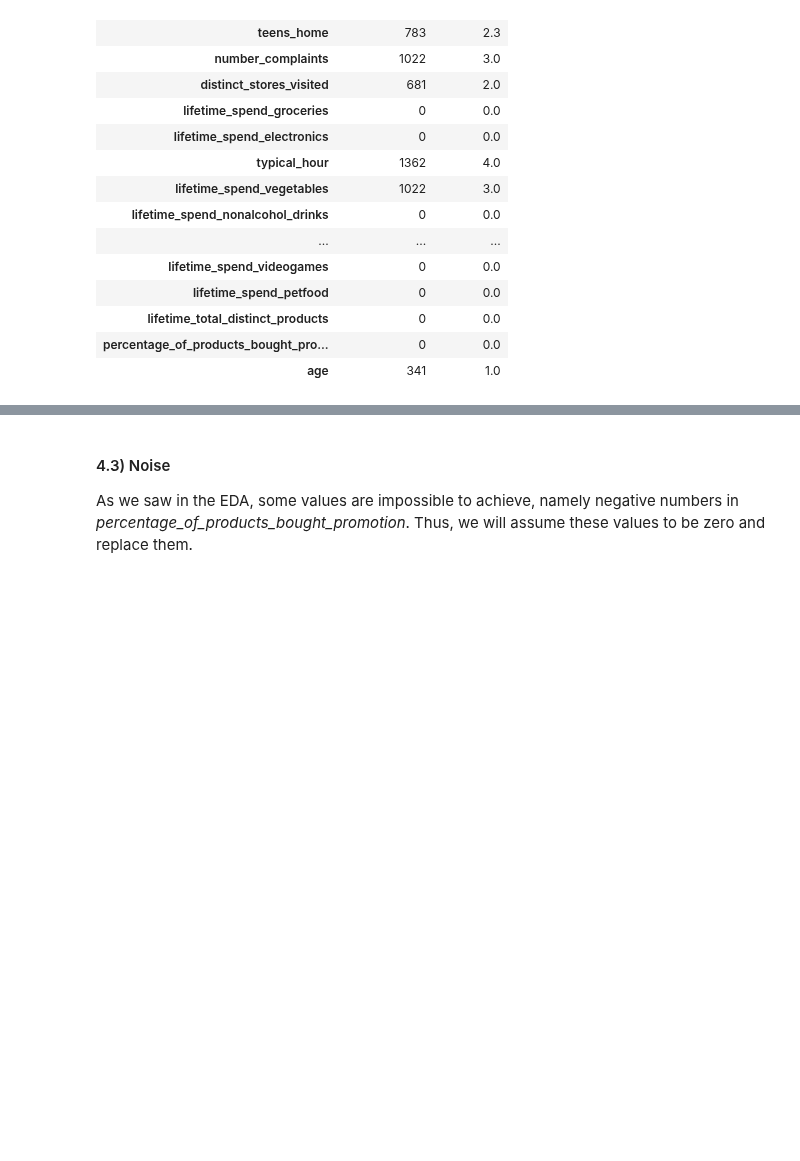
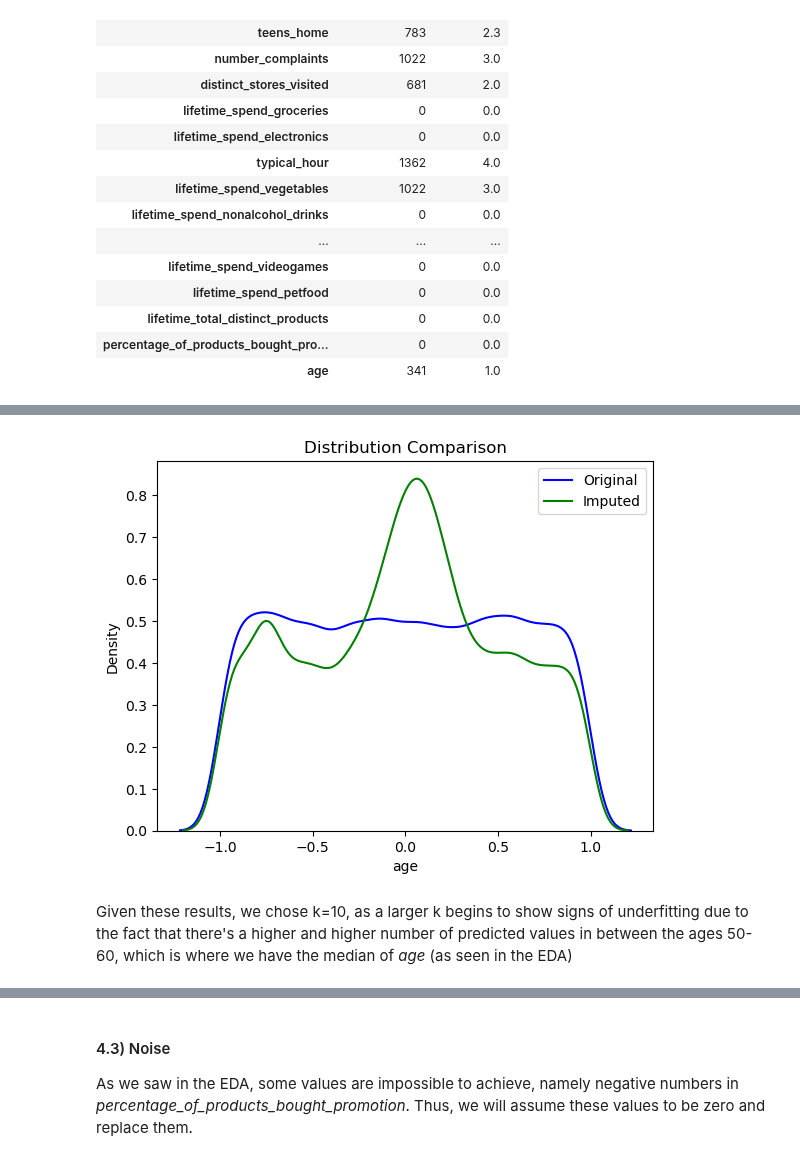
Before and after one commit to tiagocrz/ML-II-Customer-Segmentation, a Jupyter notebook: Notebooks/Preprocessing.ipynb, the cells around one changed output, grey strips where cells are left out. Cells and saved outputs as stored; diff of their text form; code cells hidden in the pictures; blank space fills up the shorter version.

```diff
--- a/Notebooks/Preprocessing.ipynb
+++ b/Notebooks/Preprocessing.ipynb
@@ -245,0 +290,15 @@ We will use K Nearest Neighbours imputation to replace these missing values. Tha
+# %%
+imputer = KNNImputer(n_neighbors=15)
+imputed_array = imputer.fit_transform(simulated_data.select_dtypes(include='number'))
+imputed_df = pd.DataFrame(imputed_array, columns=simulated_data.select_dtypes(include='number').columns)
+
+# Compare original vs imputed
+sns.kdeplot(customer_info['age'], label='Original', color='blue')
+sns.kdeplot(imputed_df['age'], label='Imputed', color='green')
+plt.legend()
+plt.title('Distribution Comparison')
+plt.show()
+# %% [output]
+[figure, added]
+# %% [markdown]
+Given these results, we chose k=10, as a larger k begins to show signs of underfitting due to the fact that there's a higher and higher number of predicted values in between the ages 50-60, which is where we have the median of *age* (as seen in the EDA)
```
Also changed, not shown: parts of 14 cells of this notebook.
